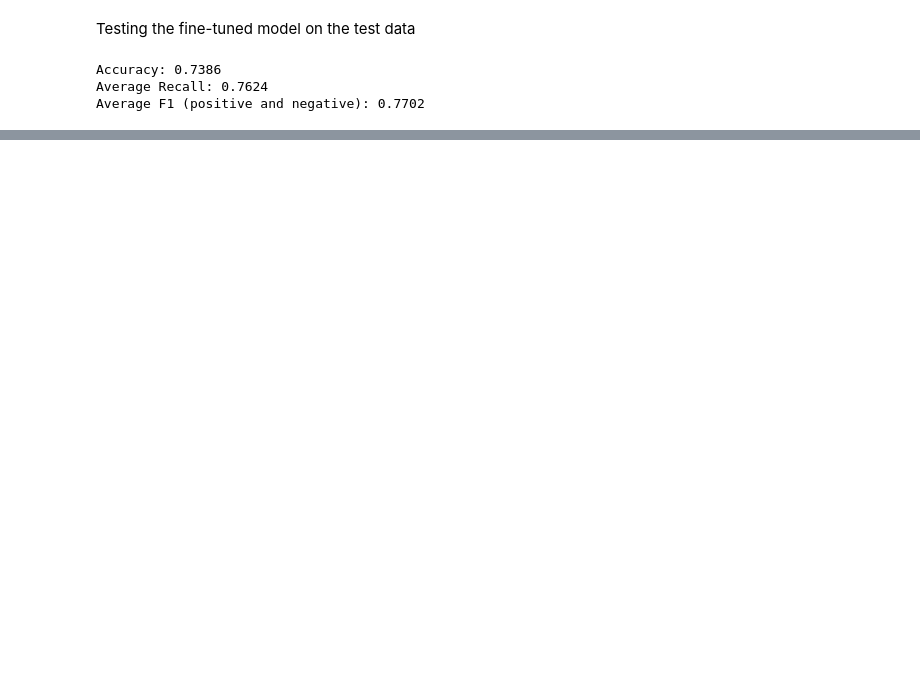
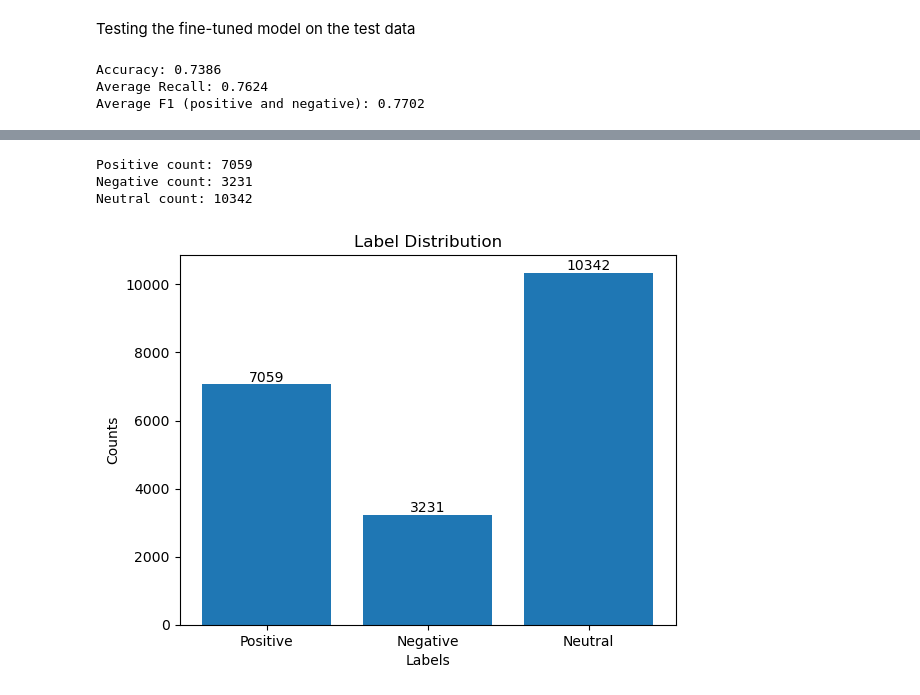
Before and after one commit to vanbuncha/tm_project, a Jupyter notebook: SentimentAnalysis.ipynb, the cells around one changed output, grey strips where cells are left out. Cells and saved outputs as stored; diff of their text form; code cells hidden in the pictures; blank space fills up the shorter version.

```diff
--- a/SentimentAnalysis.ipynb
+++ b/SentimentAnalysis.ipynb
@@ -672,7 +706,8 @@ def classify_text(text):
 from sklearn.metrics import accuracy_score, precision_recall_fscore_support
 
 # Path to your input file containing test data
-input_file_path = "/content/drive/MyDrive/Sentiment_analysis/twitter-2016test-A.txt"
+# input_file_path = "/content/drive/MyDrive/Sentiment_analysis/twitter-2016test-A.txt"
+input_file_path = "../temp_data/2017_English_final/GOLD/Subtask_A/twitter-2016test-A.txt"
 
 # Initialize variables for evaluation
 total_samples = 0
@@ -1054,12 +1126,14 @@ class CustomDataset(Dataset):
         return len(self.labels)
 
 # Load the saved fine-tuned model and tokenizer
-MODEL = "/content/drive/MyDrive/Sentiment_analysis"
+# MODEL = "/content/drive/MyDrive/Sentiment_analysis"
+MODEL = "Sentiment_analysis"
 #tokenizer = AutoTokenizer.from_pretrained(MODEL)
 model = AutoModelForSequenceClassification.from_pretrained(MODEL)
 
 # Define path to your test file
-test_file_path = "/content/drive/MyDrive/Sentiment_analysis/twitter-2016test-A.txt"
+# test_file_path = "/content/drive/MyDrive/Sentiment_analysis/twitter-2016test-A.txt"
+test_file_path = "../temp_data/2017_English_final/GOLD/Subtask_A/twitter-2016test-A.txt"
 
 # Read test data from the file
 test_texts = []
@@ -1203,9 +1207,0 @@ def preprocess(text):
-# %%
-# Function to classify text
-def classify_text(text):
-    text = preprocess(text)
-    encoded_input = tokenizer(text, return_tensors='pt')
-    output = model(**encoded_input)
-    scores = output.logits[0].detach().numpy()
-    scores = softmax(scores)
-    return scores
@@ -1739,0 +1653,58 @@ Average F1 (positive and negative): 0.8372
+# %%
+# Test
+# Training
+path_file = "../temp_data/2017_English_final/GOLD/Subtask_A/twitter-2016test-A.txt"
+
+# Read the file
+with open(path_file, 'r') as file:
+    lines = file.readlines()
+
+# Initialize counters
+positive_count = 0
+negative_count = 0
+neutral_count = 0
+
+# Count labels
+for line in lines:
+    line_elements = line.strip().split('\t')
+    if len(line_elements) >= 2:
+        label = line_elements[1]
+        if label == 'positive':
+            positive_count += 1
+        elif label == 'negative':
+            negative_count += 1
+        elif label == 'neutral':
+            neutral_count += 1
+
+# Print the counts
+print("Positive count:", positive_count)
+print("Negative count:", negative_count)
+print("Neutral count:", neutral_count)
+
+
+# Data for the pie chart
+labels = ['Positive', 'Negative', 'Neutral']
+counts = [positive_count, negative_count, neutral_count]
+
+plt.bar(labels, counts)
+
+# Add labels to the bars
+for i, count in enumerate(counts):
+    plt.text(i, count, str(count), ha='center', va='bottom')
+
+# Add a title and labels
+plt.title('Label Distribution')
+plt.xlabel('Labels')
+plt.ylabel('Counts')
+
+
+# Add a title
+plt.title('Label Distribution')
+
+# Display the chart
+plt.show()
+# %% [output]
+Positive count: 7059
+Negative count: 3231
+Neutral count: 10342
+[figure, added]
```
Also changed, not shown: parts of 66 cells of this notebook, 1 other file.
